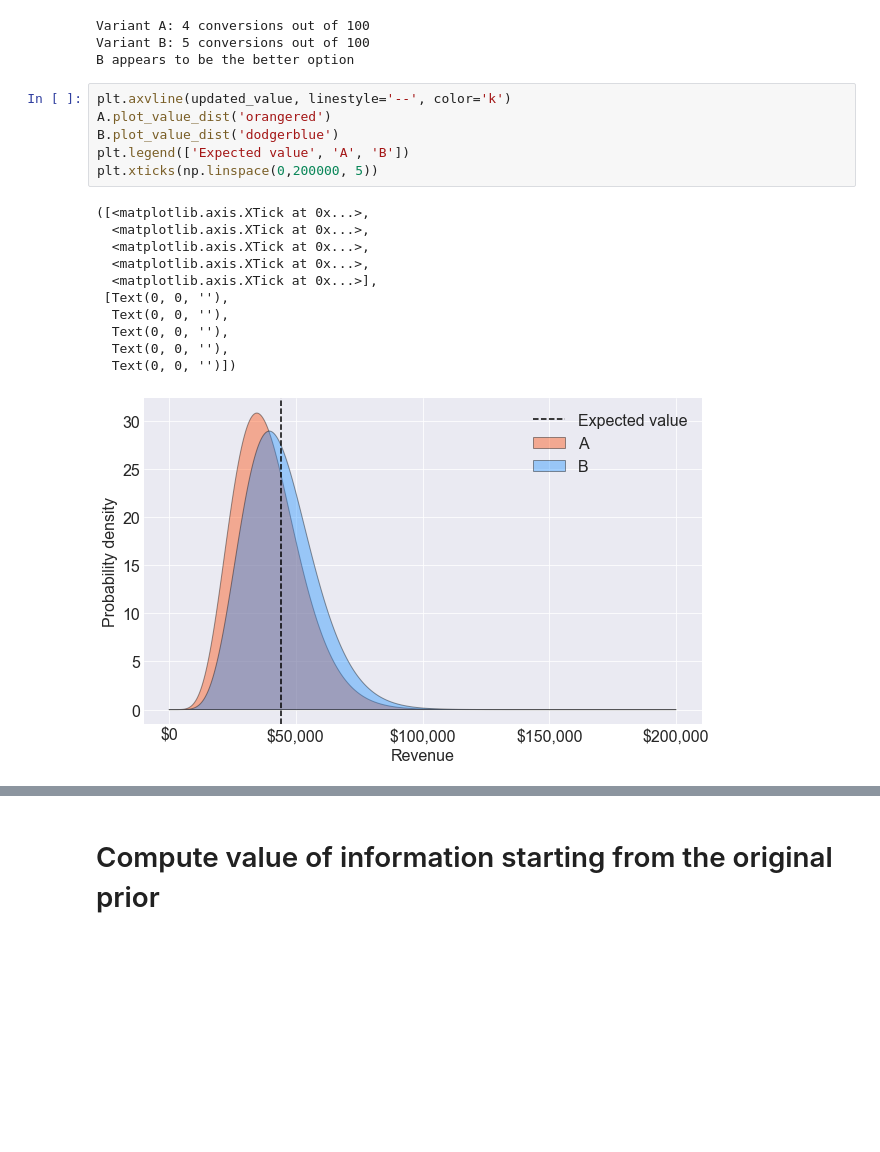
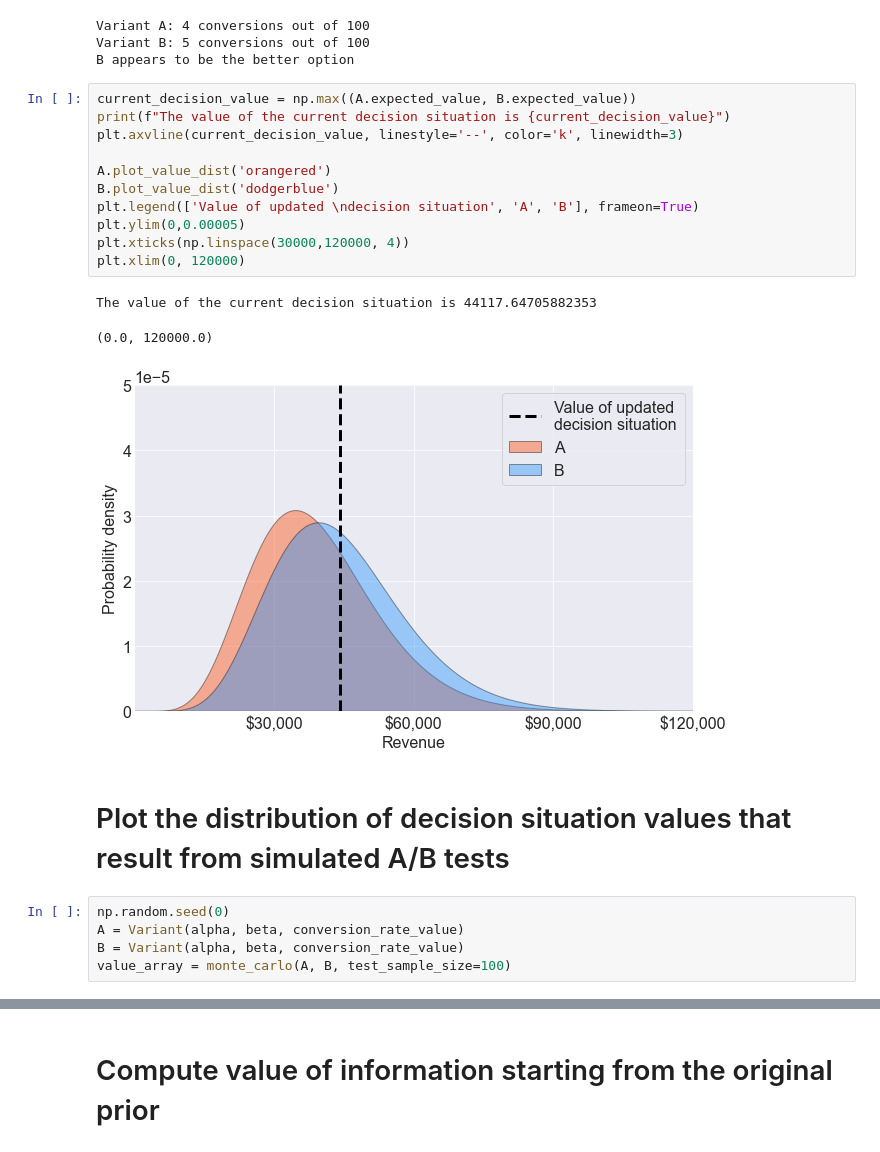
Before and after one commit to tbuffington7/valuable-AB-testing, a Jupyter notebook: AB_testing_notebook.ipynb, the cells around one changed output, grey strips where cells are left out. Drawn from its saved outputs; the diff is of its cells as text; blank space fills up the shorter version.

```diff
--- a/AB_testing_notebook.ipynb
+++ b/AB_testing_notebook.ipynb
@@ -104,20 +100,24 @@ Variant A: 4 conversions out of 100
 Variant B: 5 conversions out of 100
 B appears to be the better option
 # %%
-plt.axvline(updated_value, linestyle='--', color='k')
+current_decision_value = np.max((A.expected_value, B.expected_value))
+print(f"The value of the current decision situation is {current_decision_value}")
+plt.axvline(current_decision_value, linestyle='--', color='k', linewidth=3)
+
 A.plot_value_dist('orangered')
 B.plot_value_dist('dodgerblue')
-plt.legend(['Expected value', 'A', 'B'])
-plt.xticks(np.linspace(0,200000, 5))
+plt.legend(['Value of updated \ndecision situation', 'A', 'B'], frameon=True)
+plt.ylim(0,0.00005)
+plt.xticks(np.linspace(30000,120000, 4))
+plt.xlim(0, 120000)
 # %% [output]
-([<matplotlib.axis.XTick at 0x...>,
-  <matplotlib.axis.XTick at 0x...>,
-  <matplotlib.axis.XTick at 0x...>,
-  <matplotlib.axis.XTick at 0x...>,
-  <matplotlib.axis.XTick at 0x...>],
- [Text(0, 0, ''),
-  Text(0, 0, ''),
-  Text(0, 0, ''),
-  Text(0, 0, ''),
-  Text(0, 0, '')])
+The value of the current decision situation is 44117.64705882353
+(0.0, 120000.0)
-[figure, old version]
+[figure, new version]
+# %% [markdown]
+# Plot the distribution of decision situation values that result from simulated A/B tests
+# %%
+np.random.seed(0)
+A = Variant(alpha, beta, conversion_rate_value)
+B = Variant(alpha, beta, conversion_rate_value)
+value_array = monte_carlo(A, B, test_sample_size=100)
```
Also changed, not shown: parts of 8 cells of this notebook, 2 other files.
